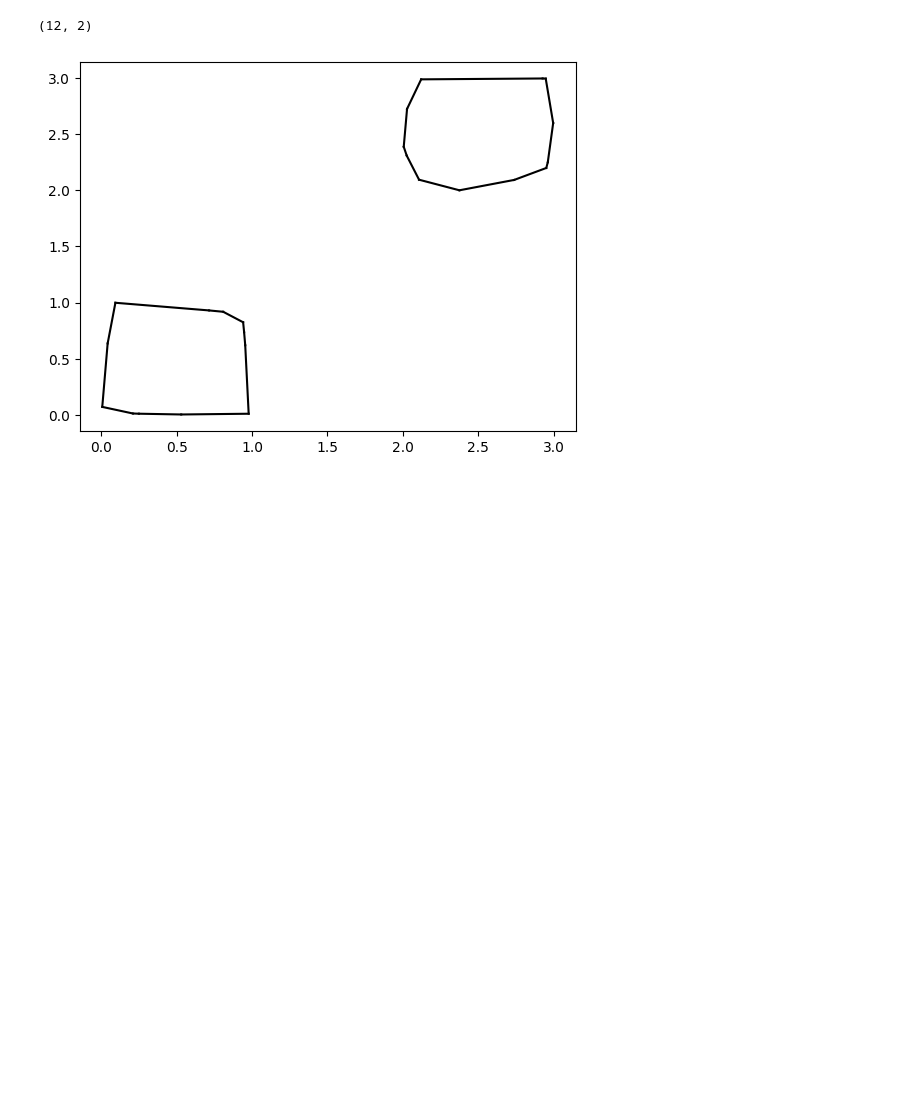
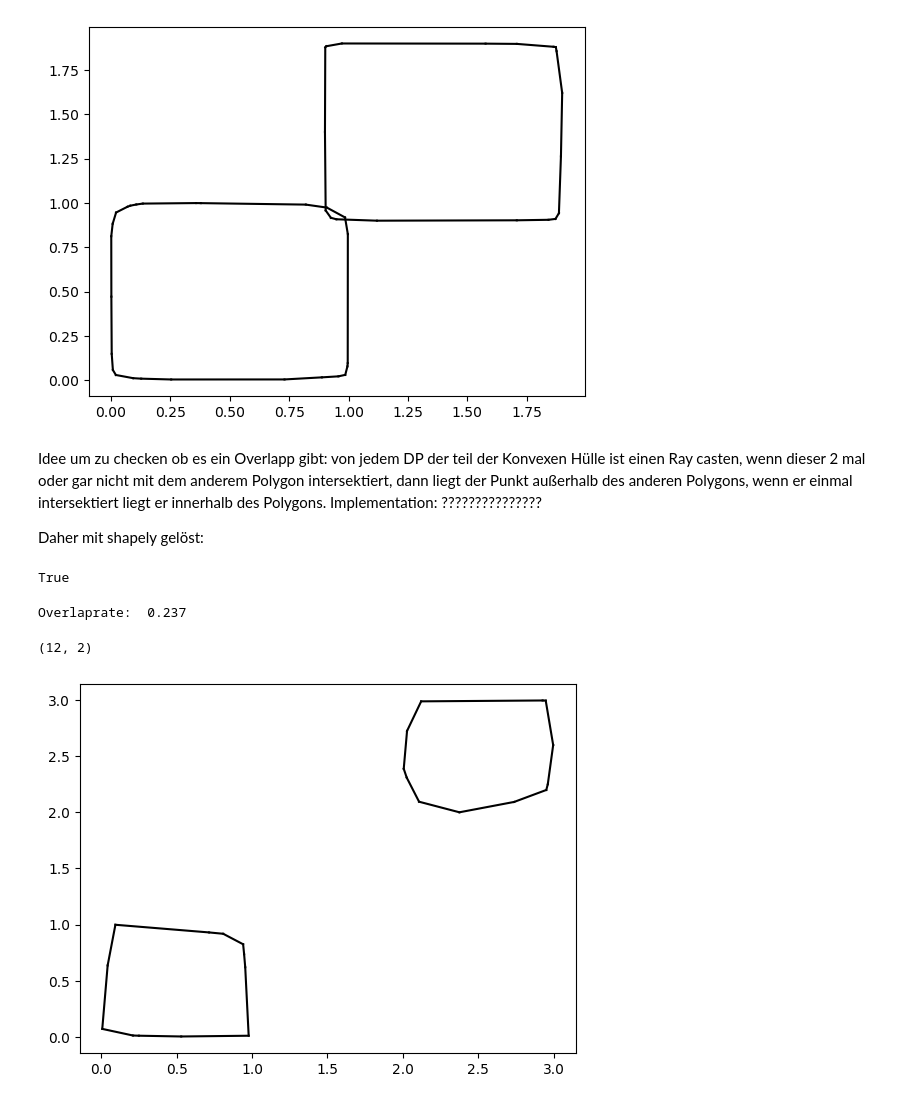
Before and after one commit to Hazishan/MaschinellesLernen, a Jupyter notebook: uebung01.ipynb, the cells around one changed output. Saved outputs shown, nothing was run; the diff lists cells and outputs as text; code cells hidden in the pictures; blank space fills up the shorter version.

```diff
--- a/uebung01.ipynb
+++ b/uebung01.ipynb
@@ -124 +89,26 @@ x_pos_mat_neg_2 = x_pos_mat_2+(0.9)
+# %%
+for simplex in hull_one.simplices:
+    plt.plot(x_pos_mat[simplex, 0], x_pos_mat[simplex, 1], 'k-')
+
+for simplex in hull_two.simplices:
+    plt.plot(x_neg_mat[simplex, 0], x_neg_mat[simplex, 1], 'k-')
+# %% [output]
+[figure, added]
+# %% [markdown]
+
+
+Idee um zu checken ob es ein Overlapp gibt: von jedem DP der teil der Konvexen Hülle ist einen Ray casten, wenn dieser 2 mal oder gar nicht mit dem anderem Polygon intersektiert, dann liegt der Punkt außerhalb des anderen Polygons, wenn er einmal intersektiert liegt er innerhalb des Polygons.
+Implementation: ???????????????
+
+
+Daher mit shapely gelöst:
+# %%
+from shapely.geometry import Polygon
+
+poly1 = Polygon([*(x_pos_mat[hull_one.vertices])])
+poly2 = Polygon([*(x_neg_mat[hull_two.vertices])])
+
+poly1.intersects(poly2)
+# %% [output]
+True
 # %%
@@ -140,3 +127,24 @@ hull_two = ConvexHull(x_neg_mat)
+# %%
+overlap_counter = 0
+
+for i in range(0,n_df):
+
+
+    hull_one = ConvexHull(dataSets[i][0])
+    hull_two = ConvexHull(dataSets[i][1])
+
+
+    poly1 = Polygon([*(dataSets[i][0][hull_one.vertices])])
+    poly2 = Polygon([*(dataSets[i][1][hull_two.vertices])])
+
+    is_Overlaping = poly1.intersects(poly2)
+
+    if(is_Overlaping):
+        overlap_counter+=1
+
+print("Overlap rate: " , overlap_counter/n_df)
+# %% [output]
+Overlaprate:  0.237
 # %%
 hull_one.simplices.shape
 # %% [output]
```
Also changed, not shown: parts of 19 cells of this notebook.
